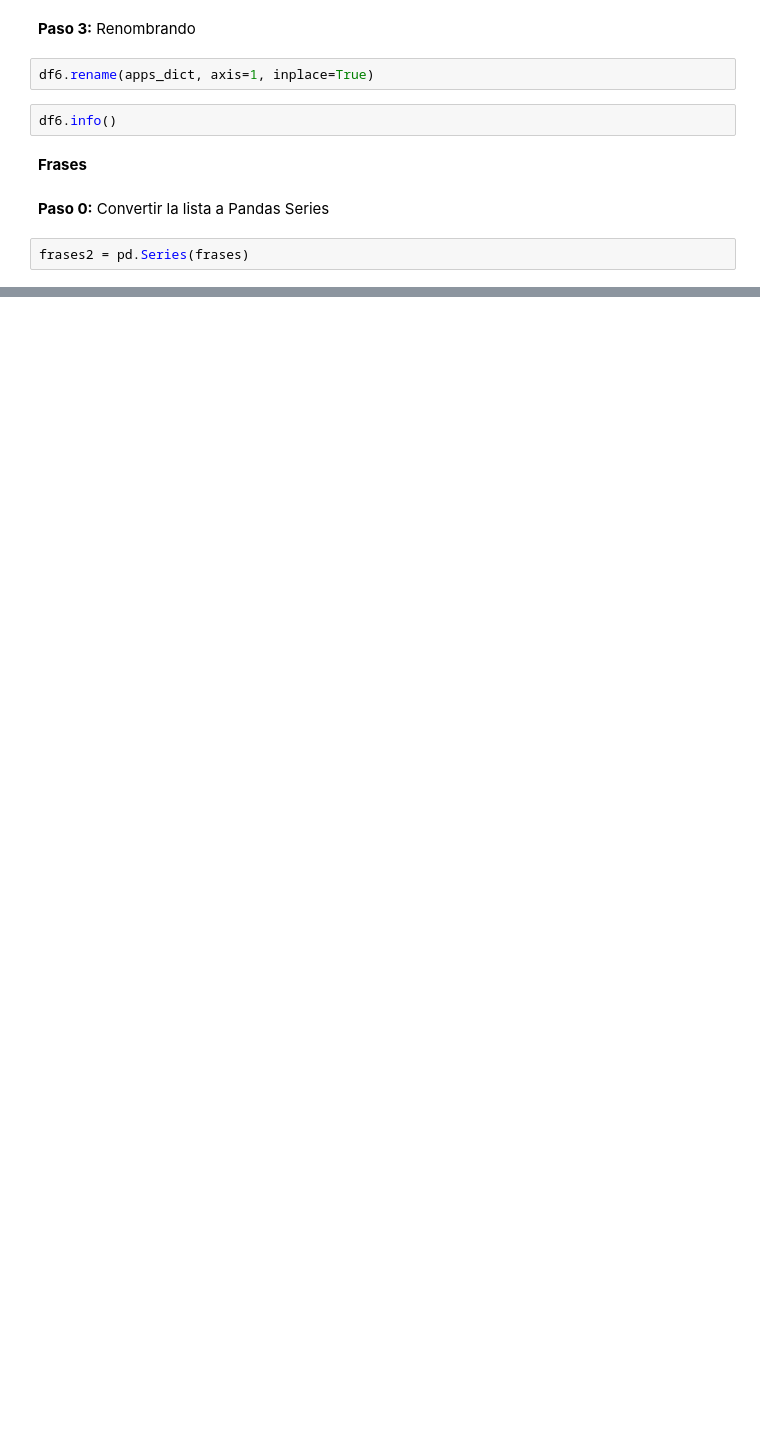
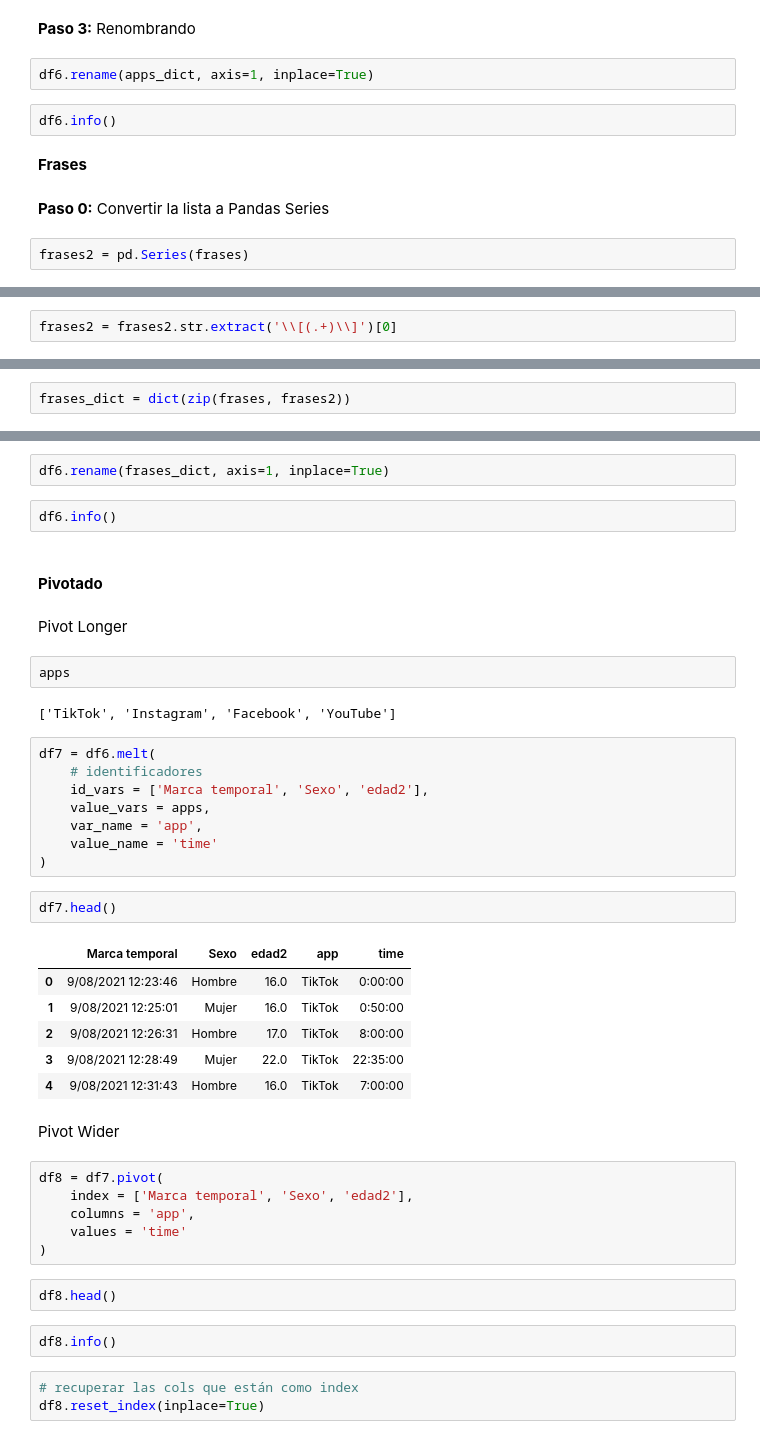
Before and after one commit to auzaluis/upsa_mod_202402, a Jupyter notebook: personalidad/01-script-ETL-personalidad.ipynb, the cells around one changed output, grey strips where cells are left out. Cells and saved outputs as stored; diff of their text form; blank space fills up the shorter version.

```diff
--- a/personalidad/01-script-ETL-personalidad.ipynb
+++ b/personalidad/01-script-ETL-personalidad.ipynb
@@ -385,0 +388,2 @@ frases2 = pd.Series(frases)
+# %%
+frases2 = frases2.str.extract('\\[(.+)\\]')[0]
@@ -385,0 +394,2 @@ frases2 = pd.Series(frases)
+# %%
+frases_dict = dict(zip(frases, frases2))
@@ -385,0 +400,44 @@ frases2 = pd.Series(frases)
+# %%
+df6.rename(frases_dict, axis=1, inplace=True)
+# %%
+df6.info()
+# %% [markdown]
+#### **Pivotado**
+# %% [markdown]
+Pivot Longer
+# %%
+apps
+# %% [output]
+['TikTok', 'Instagram', 'Facebook', 'YouTube']
+# %%
+df7 = df6.melt(
+    # identificadores
+    id_vars = ['Marca temporal', 'Sexo', 'edad2'],
+    value_vars = apps,
+    var_name = 'app',
+    value_name = 'time'
+)
+# %%
+df7.head()
+# %% [output]
+|  | Marca temporal | Sexo | edad2 | app | time |
+| 0 | 9/08/2021 12:23:46 | Hombre | 16.0 | TikTok | 0:00:00 |
+| 1 | 9/08/2021 12:25:01 | Mujer | 16.0 | TikTok | 0:50:00 |
+| 2 | 9/08/2021 12:26:31 | Hombre | 17.0 | TikTok | 8:00:00 |
+| 3 | 9/08/2021 12:28:49 | Mujer | 22.0 | TikTok | 22:35:00 |
+| 4 | 9/08/2021 12:31:43 | Hombre | 16.0 | TikTok | 7:00:00 |
+# %% [markdown]
+Pivot Wider
+# %%
+df8 = df7.pivot(
+    index = ['Marca temporal', 'Sexo', 'edad2'],
+    columns = 'app',
+    values = 'time'
+)
+# %%
+df8.head()
+# %%
+df8.info()
+# %%
+# recuperar las cols que están como index
+df8.reset_index(inplace=True)
```
Also changed, not shown: parts of 22 cells of this notebook.
